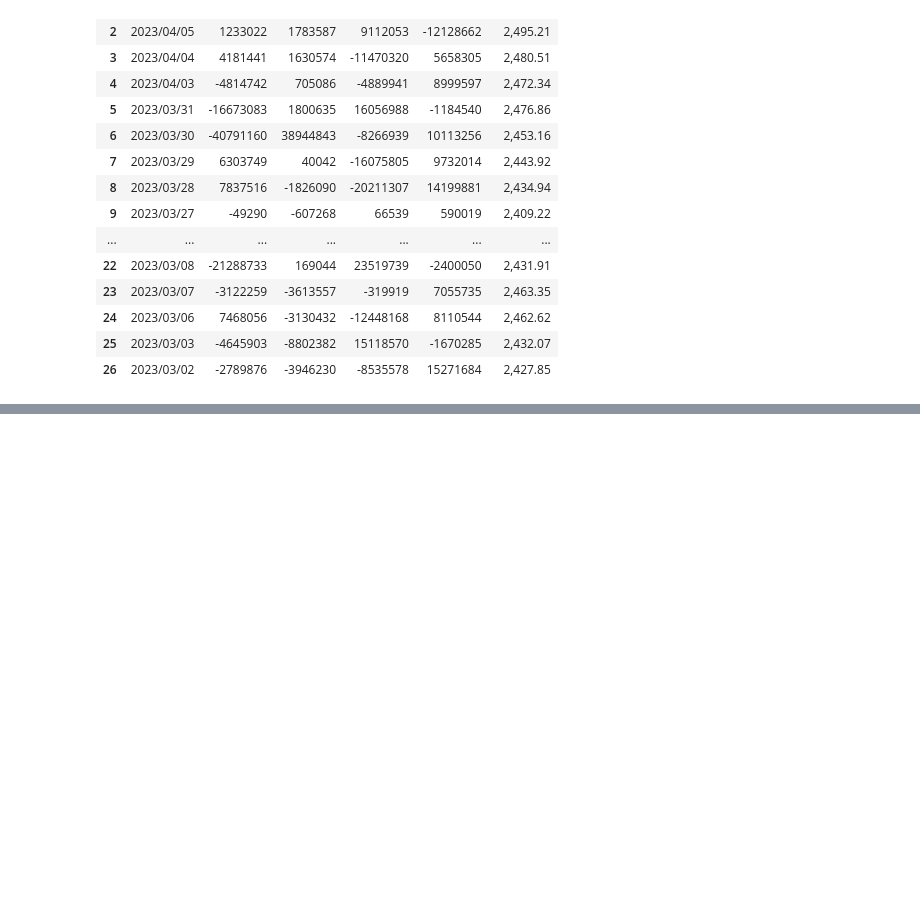
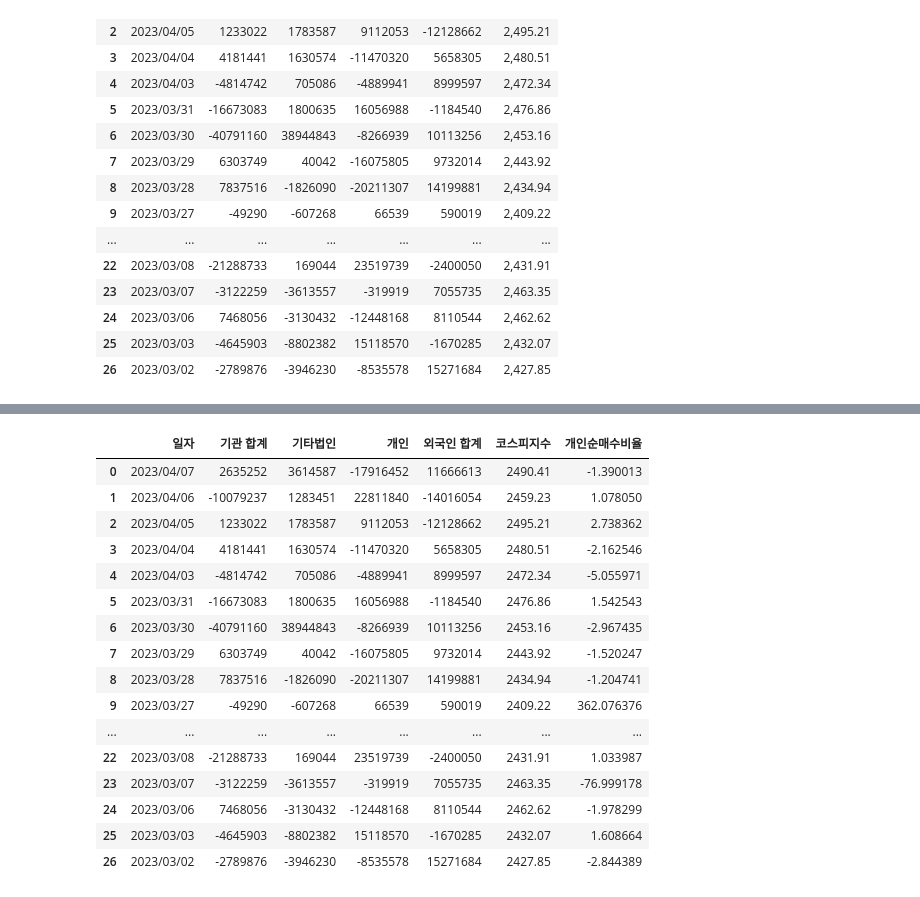
Before and after one commit to BDooHyun/ubion_python_class_01, a Jupyter notebook: 230409/test.ipynb, the cells around one changed output, grey strips where cells are left out. Cells and saved outputs as stored; diff of their text form; code cells hidden in the pictures; blank space fills up the shorter version.

```diff
--- a/230409/test.ipynb
+++ b/230409/test.ipynb
@@ -63,0 +74,3 @@ df
+# %%
+df["개인순매수비율"] = df["코스피지수"] * 10000 / df["개인"]
+df
@@ -63,0 +97,2 @@ df
+# %%
+df["코스피지수"] = df['코스피지수'].str.replace(",", "").astype(float)
@@ -63,0 +108,22 @@ df
+# %%
+df["개인순매수비율"] = df["코스피지수"] * 10000 / df["개인"]
+# %%
+df
+# %% [output]
+|  | 일자 | 기관 합계 | 기타법인 | 개인 | 외국인 합계 | 코스피지수 | 개인순매수비율 |
+| 0 | 2023/04/07 | 2635252 | 3614587 | -17916452 | 11666613 | 2490.41 | -1.390013 |
+| 1 | 2023/04/06 | -10079237 | 1283451 | 22811840 | -14016054 | 2459.23 | 1.078050 |
+| 2 | 2023/04/05 | 1233022 | 1783587 | 9112053 | -12128662 | 2495.21 | 2.738362 |
+| 3 | 2023/04/04 | 4181441 | 1630574 | -11470320 | 5658305 | 2480.51 | -2.162546 |
+| 4 | 2023/04/03 | -4814742 | 705086 | -4889941 | 8999597 | 2472.34 | -5.055971 |
+| 5 | 2023/03/31 | -16673083 | 1800635 | 16056988 | -1184540 | 2476.86 | 1.542543 |
+| 6 | 2023/03/30 | -40791160 | 38944843 | -8266939 | 10113256 | 2453.16 | -2.967435 |
+| 7 | 2023/03/29 | 6303749 | 40042 | -16075805 | 9732014 | 2443.92 | -1.520247 |
+| 8 | 2023/03/28 | 7837516 | -1826090 | -20211307 | 14199881 | 2434.94 | -1.204741 |
+| 9 | 2023/03/27 | -49290 | -607268 | 66539 | 590019 | 2409.22 | 362.076376 |
+| ... | ... | ... | ... | ... | ... | ... | ... |
+| 22 | 2023/03/08 | -21288733 | 169044 | 23519739 | -2400050 | 2431.91 | 1.033987 |
+| 23 | 2023/03/07 | -3122259 | -3613557 | -319919 | 7055735 | 2463.35 | -76.999178 |
+| 24 | 2023/03/06 | 7468056 | -3130432 | -12448168 | 8110544 | 2462.62 | -1.978299 |
+| 25 | 2023/03/03 | -4645903 | -8802382 | 15118570 | -1670285 | 2432.07 | 1.608664 |
+| 26 | 2023/03/02 | -2789876 | -3946230 | -8535578 | 15271684 | 2427.85 | -2.844389 |
```
Also changed, not shown: parts of 6 cells of this notebook, 6 other files.
